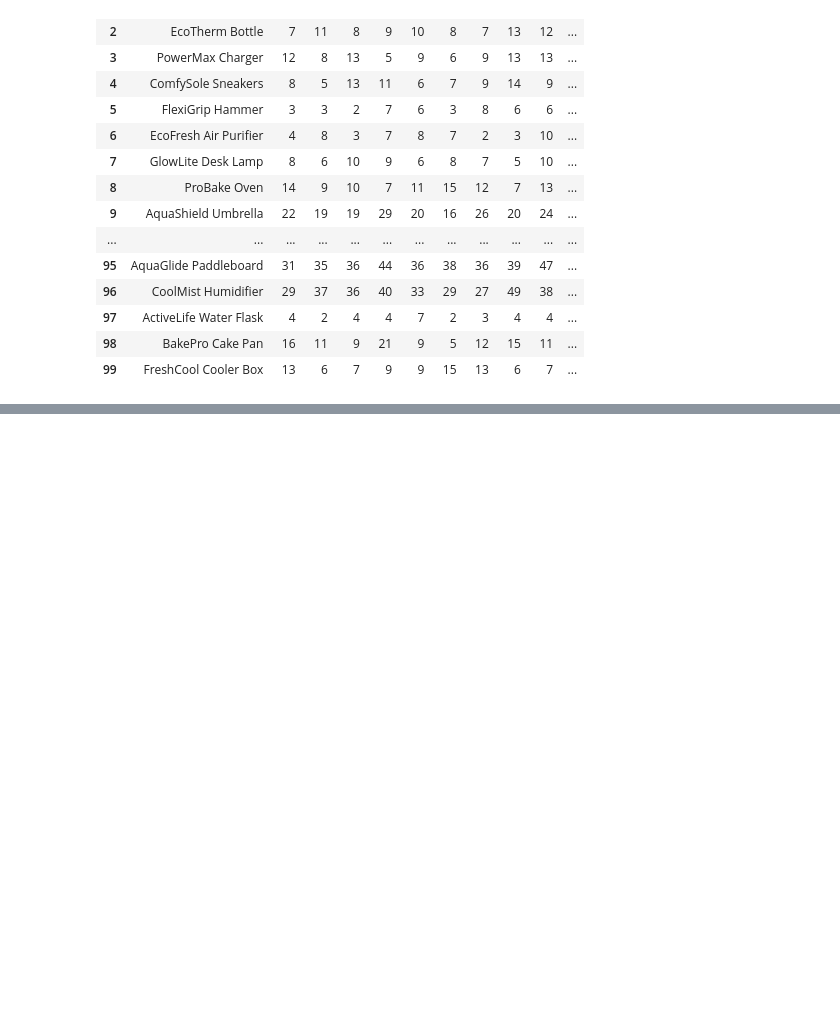
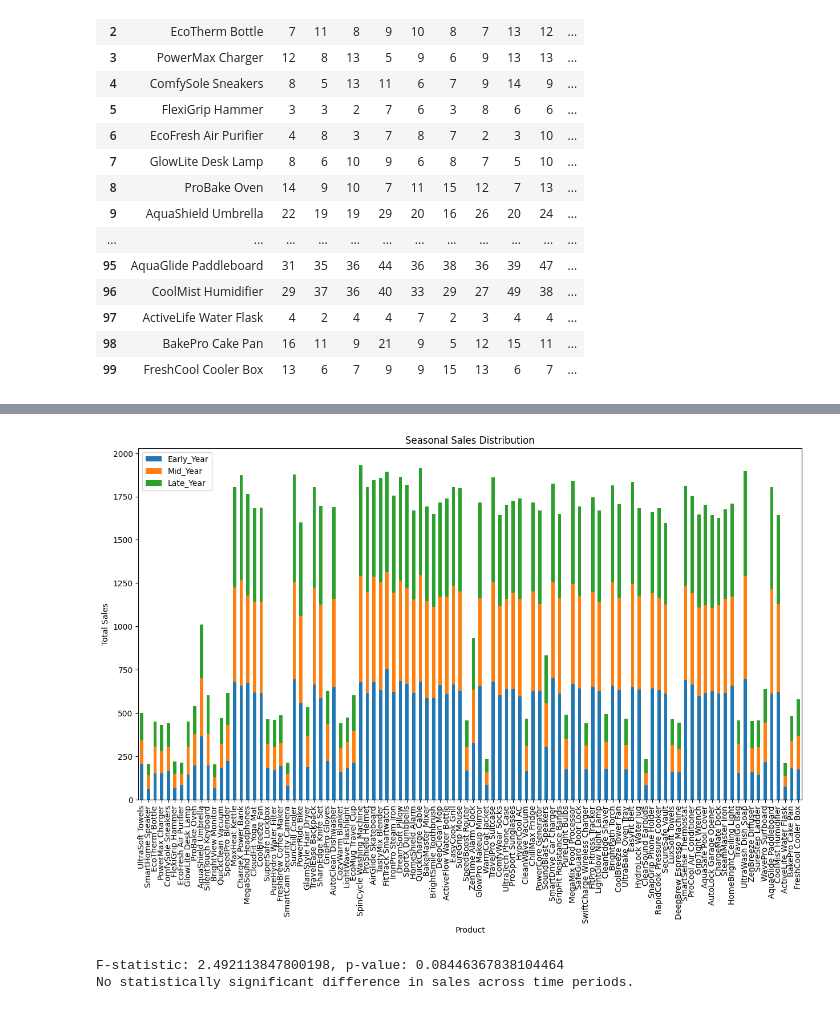
Before and after one commit to bbrims/COMSC230-Presentation, a Jupyter notebook: COMSC230-Presentation.ipynb, the cells around one changed output, grey strips where cells are left out. Saved outputs shown, nothing was run; the diff lists cells and outputs as text; code cells hidden in the pictures; blank space fills up the shorter version.

```diff
--- a/COMSC230-Presentation.ipynb
+++ b/COMSC230-Presentation.ipynb
@@ -72,0 +84,36 @@ product_data_52_weeks
+# %%
+# Define periods
+early_year = product_data_52_weeks.iloc[:, 1:18].sum(axis=1)
+mid_year = product_data_52_weeks.iloc[:, 18:35].sum(axis=1)
+late_year = product_data_52_weeks.iloc[:, 35:].sum(axis=1)
+
+# Create a new DataFrame with summed sales by period
+seasonal_data = pd.DataFrame({
+    'Product': product_data_52_weeks['Product_Code'],
+    'Early_Year': early_year,
+    'Mid_Year': mid_year,
+    'Late_Year': late_year
+})
+
+# Plot seasonal sales
+seasonal_data.set_index('Product').plot(kind='bar', stacked=True, figsize=(15, 8))
+plt.title('Seasonal Sales Distribution')
+plt.ylabel('Total Sales')
+plt.show()
+# %% [output]
+[figure, added]
+# %%
+from scipy.stats import f_oneway
+
+# Perform ANOVA across the three time periods
+f_stat, p_value = f_oneway(early_year, mid_year, late_year)
+
+print(f"F-statistic: {f_stat}, p-value: {p_value}")
+
+if p_value < 0.05:
+    print("There is a statistically significant difference in sales across time periods.")
+else:
+    print("No statistically significant difference in sales across time periods.")
+# %% [output]
+F-statistic: 2.492113847800198, p-value: 0.08446367838104464
+No statistically significant difference in sales across time periods.
```
Also changed, not shown: parts of 6 cells of this notebook.
